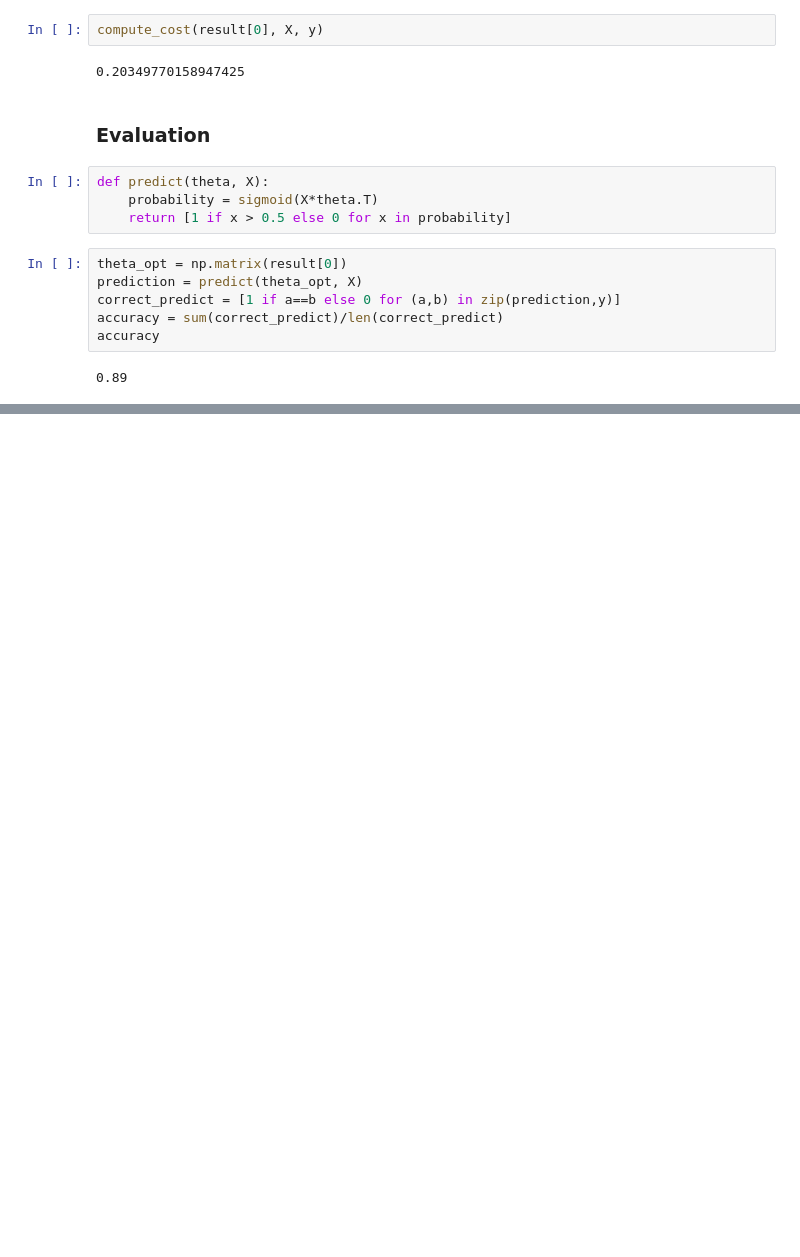
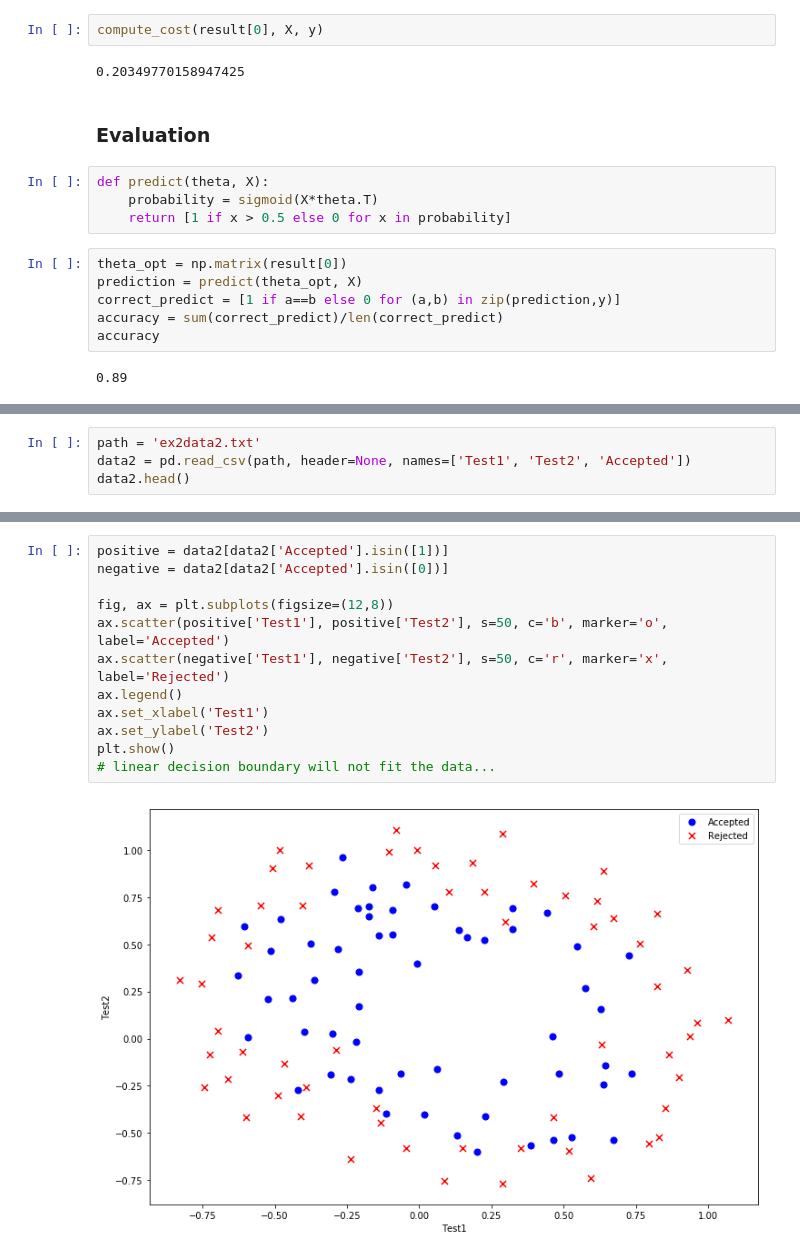
Before and after one commit to liutong927/MLStudy, a Jupyter notebook: ML_AndrewNg/Logistic_Regression/LogisticRegression.ipynb, the cells around one changed output, grey strips where cells are left out. Cells and saved outputs as stored; diff of their text form; blank space fills up the shorter version.

```diff
--- a/ML_AndrewNg/Logistic_Regression/LogisticRegression.ipynb
+++ b/ML_AndrewNg/Logistic_Regression/LogisticRegression.ipynb
@@ -216,0 +221,4 @@ accuracy
+# %%
+path = 'ex2data2.txt'
+data2 = pd.read_csv(path, header=None, names=['Test1', 'Test2', 'Accepted'])
+data2.head()
@@ -216,0 +232,14 @@ accuracy
+# %%
+positive = data2[data2['Accepted'].isin([1])]
+negative = data2[data2['Accepted'].isin([0])]
+
+fig, ax = plt.subplots(figsize=(12,8))
+ax.scatter(positive['Test1'], positive['Test2'], s=50, c='b', marker='o', label='Accepted')
+ax.scatter(negative['Test1'], negative['Test2'], s=50, c='r', marker='x', label='Rejected')
+ax.legend()
+ax.set_xlabel('Test1')
+ax.set_ylabel('Test2')
+plt.show()
+# linear decision boundary will not fit the data...
+# %% [output]
+[figure, added]
```
Also changed, not shown: parts of 20 cells of this notebook.
